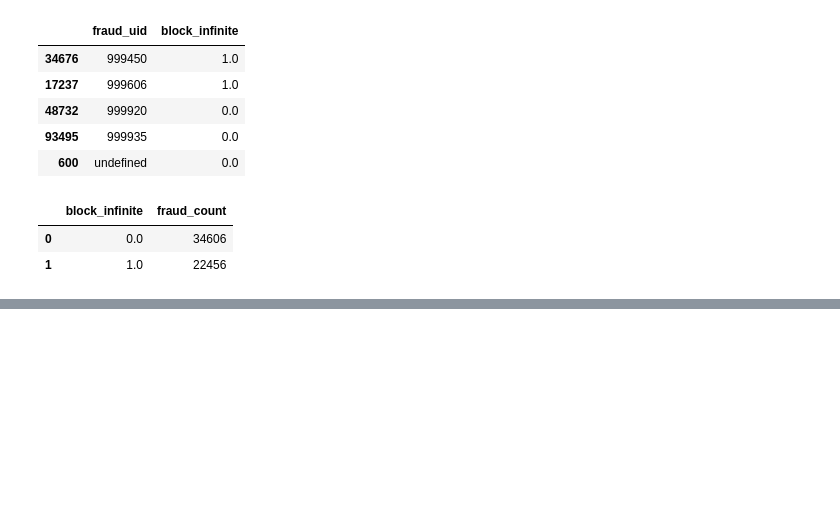
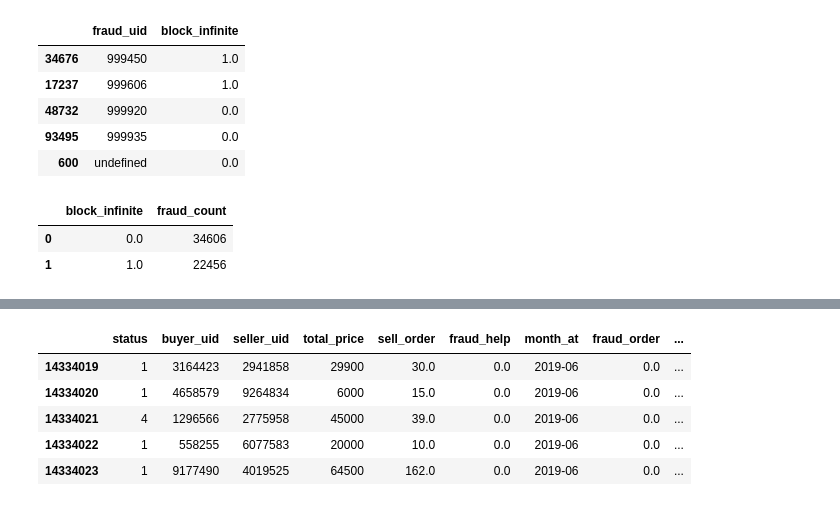
Before and after one commit to kiyoja07/python-bunjang, a Jupyter notebook: data-analysis/jupyter/12.fraud_bunp.ipynb, the cells around one changed output, grey strips where cells are left out. Cells and saved outputs as stored; diff of their text form; code cells hidden in the pictures; blank space fills up the shorter version.

```diff
--- a/data-analysis/jupyter/12.fraud_bunp.ipynb
+++ b/data-analysis/jupyter/12.fraud_bunp.ipynb
@@ -287,0 +352,45 @@ help_block_result.tail()
+# %%
+# merge
+bunp_help_order = pd.merge(bunp_raw_order, help_raw_order,
+                            left_on=['buyer_uid', 'seller_uid'],
+                            right_on=['reporter_uid', 'fraud_uid'],
+                            how='left')
+
+
+bunp_help_order['fraud_help'] = bunp_help_order['fraud_help'].fillna(0)
+bunp_help_order['fraud_order'] = bunp_help_order['fraud_order'].fillna(0)
+
+bunp_help_order['month_at'] = bunp_help_order['created_at'].astype(str).str[:7]
+bunp_help_order = bunp_help_order.drop(['created_at', 'created_at_help', 'discussion_id', 'reporter_uid', 'fraud_uid'], axis=1)  # drop columns
+
+# 1-depth 카테고리 붙이기
+bunp_help_order['category_3'] = bunp_help_order['category'].astype(str).str[:3]
+
+bunp_help_order = pd.merge(bunp_help_order, df_category, left_on='category_3', right_on='category', how='left')
+
+bunp_help_order = bunp_help_order.drop(['category_x', 'category_y'], axis=1)  # drop columns
+
+# 10만원 단위 구간
+bunp_help_order['price_range'] = (bunp_help_order['total_price'] / 100000).apply(np.floor) * 100000
+
+# 5만원 이하
+bunp_help_order['less_50,000'] = bunp_help_order['total_price'].apply(lambda x: 1 if x <= 50000 else 0)
+
+# 3만원 이하
+bunp_help_order['less_30,000'] = bunp_help_order['total_price'].apply(lambda x: 1 if x <= 30000 else 0)
+
+# 첫 판매 및 2번째 이상 판매 구분
+bunp_help_order['1st_sell'] = bunp_help_order['sell_order'].apply(lambda x: 1 if x == 1 else 0)
+
+# 20번 초과 거래는 같은 그룹으로 매핑
+bunp_help_order['sell_order_group'] = bunp_help_order['sell_order'].apply(lambda x: x if x <= 20 else 'more_20th_sell')
+
+
+bunp_help_order.tail()
+# %% [output]
+|  | status | buyer_uid | seller_uid | total_price | sell_order | fraud_help | month_at | fraud_order | ... |
+| 14334019 | 1 | 3164423 | 2941858 | 29900 | 30.0 | 0.0 | 2019-06 | 0.0 | ... |
+| 14334020 | 1 | 4658579 | 9264834 | 6000 | 15.0 | 0.0 | 2019-06 | 0.0 | ... |
+| 14334021 | 4 | 1296566 | 2775958 | 45000 | 39.0 | 0.0 | 2019-06 | 0.0 | ... |
+| 14334022 | 1 | 558255 | 6077583 | 20000 | 10.0 | 0.0 | 2019-06 | 0.0 | ... |
+| 14334023 | 1 | 9177490 | 4019525 | 64500 | 162.0 | 0.0 | 2019-06 | 0.0 | ... |
```
Also changed, not shown: parts of 8 cells of this notebook, 6 other files.
